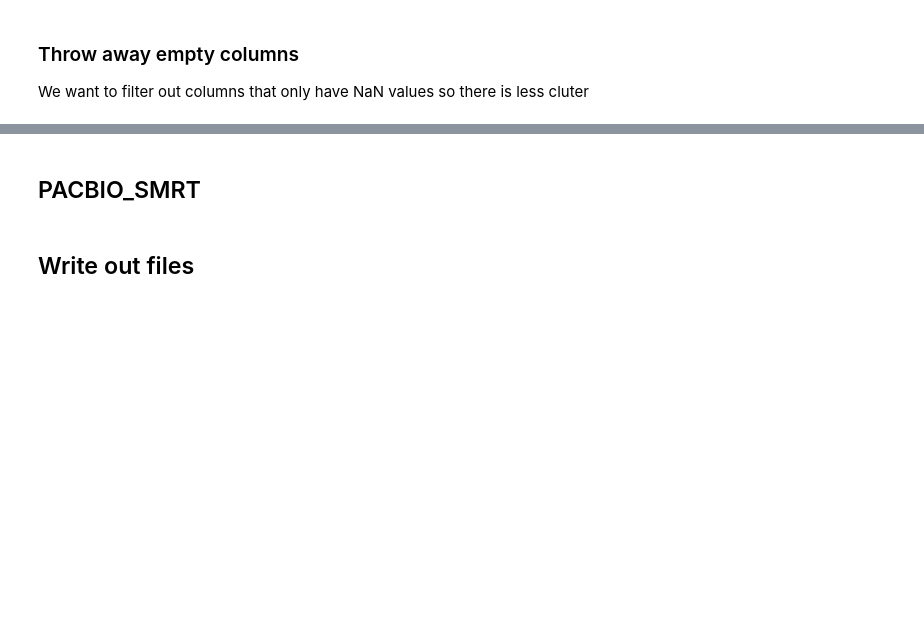
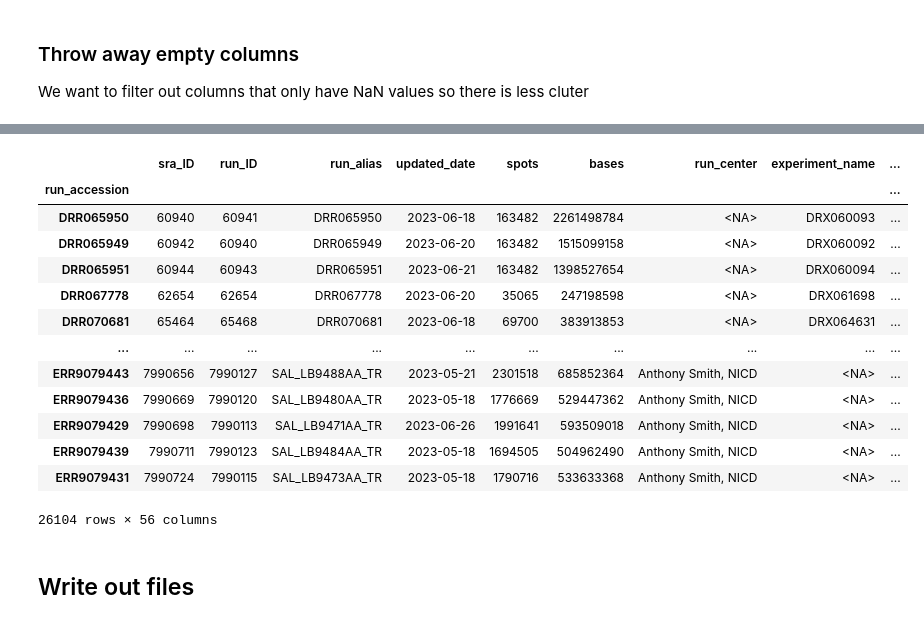
Before and after one commit to bayraktar1/SRA-Data-Collector, a Jupyter notebook: workflow/notebooks/wrangle_NCBI_metadata.py.ipynb, the cells around one changed output, grey strips where cells are left out. Drawn from its saved outputs; the diff is of its cells as text; code cells hidden in the pictures; blank space fills up the shorter version.

```diff
--- a/workflow/notebooks/wrangle_NCBI_metadata.py.ipynb
+++ b/workflow/notebooks/wrangle_NCBI_metadata.py.ipynb
@@ -135,26 +129,26 @@ meta_df.head()
 We don't want sample from lab strains, so we filter out rows based on some keywords
 # %%
 keywords_to_exclude = ["replicate", "mutant"]
-meta_df = meta_df[~meta_df.sample_comment.str.contains('|'.join(keywords_to_exclude), case=False, na=False)]
-meta_df = meta_df[~meta_df.genotype.str.contains('|'.join(keywords_to_exclude), case=False, na=False)]
-meta_df = meta_df[~meta_df.lab_experiment_type.str.contains('|'.join(keywords_to_exclude), case=False, na=False)]
+smpl_att_df = smpl_att_df[~smpl_att_df.sample_comment.str.contains('|'.join(keywords_to_exclude), case=False, na=False)]
+smpl_att_df = smpl_att_df[~smpl_att_df.genotype.str.contains('|'.join(keywords_to_exclude), case=False, na=False)]
+smpl_att_df = smpl_att_df[~smpl_att_df.lab_experiment_type.str.contains('|'.join(keywords_to_exclude), case=False, na=False)]
 
-print(f'---Number of rows: {meta_df.shape[0]}, Number of columns: {meta_df.shape[1]}---')
-meta_df.head()
+print(f'---Number of rows: {smpl_att_df.shape[0]}, Number of columns: {smpl_att_df.shape[1]}---')
+smpl_att_df.head()
 # %% [markdown]
 ### Remove non relevant columns
 We have a ton of columns and very few of them are actually usefull to us. Let's remove all not relevant columns
 # %%
-meta_df = meta_df[['strain','inferred_collection_year','inferred_source','inferred_continent', 'inferred_country', 'inferred_city','geographic_location_latitude', 'geographic_location_longitude']]
+smpl_att_df = smpl_att_df[['strain', 'inferred_collection_year', 'inferred_source', 'inferred_continent', 'inferred_country', 'inferred_city', 'geographic_location_latitude', 'geographic_location_longitude']]
 
-print(f'---Number of rows: {meta_df.shape[0]}, Number of columns: {meta_df.shape[1]}---')
-meta_df.head()
+print(f'---Number of rows: {smpl_att_df.shape[0]}, Number of columns: {smpl_att_df.shape[1]}---')
+smpl_att_df.head()
 # %% [markdown]
 # Combine sample_attribute metadata with rest of the data
 ---
 Now that we have extracted the metadata that we wanted we can combine it back to the original dataframe. We only want to keep rows that have values for the collection_year/source/country because we require this downstream.
 # %%
-combined_df = df.join(meta_df)
+combined_df = metadata_df.join(smpl_att_df)
 cols = ['inferred_collection_year', 'inferred_source', 'inferred_country']
 combined_df = combined_df.dropna(subset=cols)
 
@@ -186,17 +180,8 @@ combined_df.head()
 Once again after combining and obtaining new columns there are values in the rows that indicate NaNs
 # %%
-replace_dict = {'^\*$': np.nan, '^-$': np.nan,
-                '^\.$': np.nan, '^[Nn]one$': np.nan,
-                '^[Nn]an$': np.nan, '^[Uu]nknown$': np.nan,
-                '(?i)^not[ _-]collected$': np.nan, '(?i)^not[ _-]provided': np.nan,
-                '^\?$': np.nan, '^ $': np.nan,
-                '(?i)^not[ _-]applicable$': np.nan, '^[Nn]a$': np.nan,
-                '^[Nn]o$': np.nan, '^[Oo]ther$': np.nan,
-                '^[Mm]is{1,3}ing$': np.nan, '^[Uu]nspecified$': np.nan,
-                '^[Nn]ot[ ]available$': np.nan, '^[Nn]ot[ :]available[:] not collected$': np.nan,
-                '^[Nn]ot[ :]available[:] to be reported later$': np.nan}
-
-combined_df = combined_df.replace(to_replace=replace_dict, regex=True)
+na_synonyms = {r'^\*$', '^-$', r'^\.$', '^[Nn]one$', '^[Nn]an$', '^[Uu]nknown$', '(?i)^not[ _-]collected$', '(?i)^not[ _-]provided', r'^\?$', '^ $', '(?i)^not[ _-]applicable$', '^[Nn]a$',
+               '^[Nn]o$', '^[Oo]ther$','^[Mm]is{1,3}ing$', '^[Uu]nspecified$', '^[Nn]ot[ ]available$', '^[Nn]ot[ :]available[:] not collected$', '^[Nn]ot[ :]available[:] to be reported later$'}
+combined_df = combined_df.replace(to_replace=na_synonyms, value=pd.NA, regex=True)
 
 print(f'---Number of rows: {combined_df.shape[0]}, Number of columns: {combined_df.shape[1]}---')
 combined_df.head()
@@ -242,2 +205,0 @@ nanopore_df['inferred_collection_year'].value_counts()
-# %% [markdown]
-## PACBIO_SMRT
@@ -253,3 +206,20 @@ pacbio_df['inferred_collection_year'].value_counts()
+# %%
+combined_df
+# %% [output]
+|  | sra_ID | run_ID | run_alias | updated_date | spots | bases | run_center | experiment_name | ... |
+| run_accession |  |  |  |  |  |  |  |  | ... |
+| DRR065950 | 60940 | 60941 | DRR065950 | 2023-06-18 | 163482 | 2261498784 | <NA> | DRX060093 | ... |
+| DRR065949 | 60942 | 60940 | DRR065949 | 2023-06-20 | 163482 | 1515099158 | <NA> | DRX060092 | ... |
+| DRR065951 | 60944 | 60943 | DRR065951 | 2023-06-21 | 163482 | 1398527654 | <NA> | DRX060094 | ... |
+| DRR067778 | 62654 | 62654 | DRR067778 | 2023-06-20 | 35065 | 247198598 | <NA> | DRX061698 | ... |
+| DRR070681 | 65464 | 65468 | DRR070681 | 2023-06-18 | 69700 | 383913853 | <NA> | DRX064631 | ... |
+| ... | ... | ... | ... | ... | ... | ... | ... | ... | ... |
+| ERR9079443 | 7990656 | 7990127 | SAL_LB9488AA_TR | 2023-05-21 | 2301518 | 685852364 | Anthony Smith, NICD | <NA> | ... |
+| ERR9079436 | 7990669 | 7990120 | SAL_LB9480AA_TR | 2023-05-18 | 1776669 | 529447362 | Anthony Smith, NICD | <NA> | ... |
+| ERR9079429 | 7990698 | 7990113 | SAL_LB9471AA_TR | 2023-06-26 | 1991641 | 593509018 | Anthony Smith, NICD | <NA> | ... |
+| ERR9079439 | 7990711 | 7990123 | SAL_LB9484AA_TR | 2023-05-18 | 1694505 | 504962490 | Anthony Smith, NICD | <NA> | ... |
+| ERR9079431 | 7990724 | 7990115 | SAL_LB9473AA_TR | 2023-05-18 | 1790716 | 533633368 | Anthony Smith, NICD | <NA> | ... |
+26104 rows × 56 columns
 # %% [markdown]
 ## Write out files
 # %%
```
Also changed, not shown: parts of 28 cells of this notebook.
